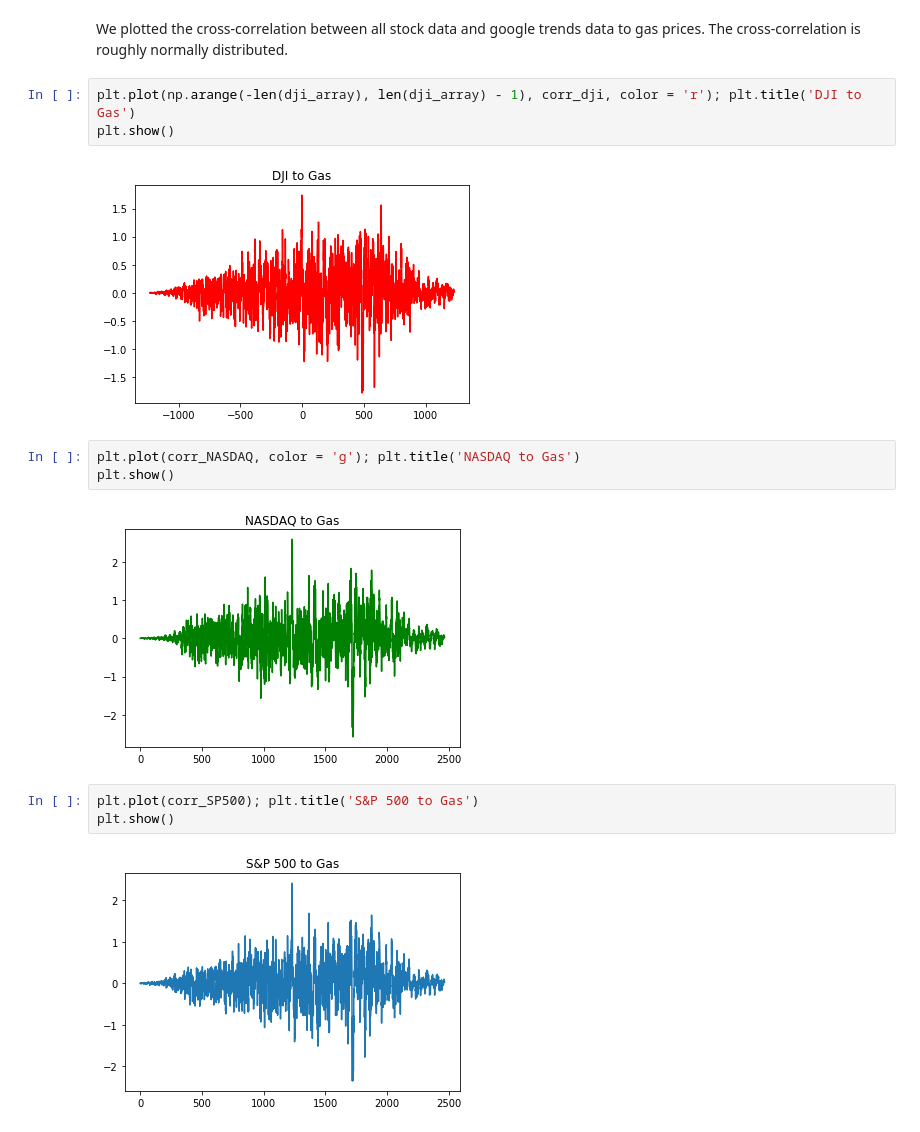
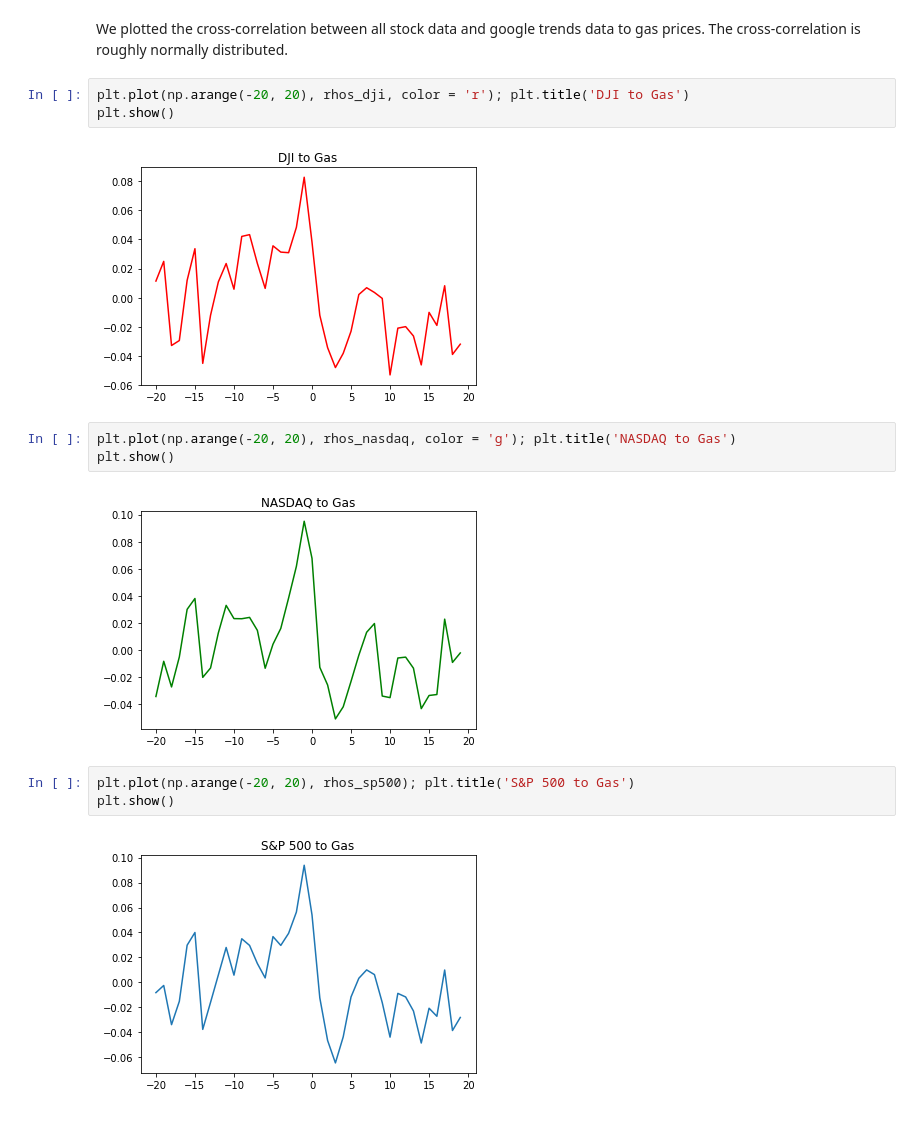
Before and after one commit to Allen-Z-4230/FutureGas, a Jupyter notebook: future_gas_folder/Correlations.ipynb, the cells around one changed output. Cells and saved outputs as stored; diff of their text form.

Commit message:
these are graphs

```diff
--- a/future_gas_folder/Correlations.ipynb
+++ b/future_gas_folder/Correlations.ipynb
@@ -193,20 +233,20 @@ corr_trends = sp.signal.correlate(trends_array, gas_array)
 # %% [markdown]
 We plotted the cross-correlation between all stock data and google trends data to gas prices. The cross-correlation is roughly normally distributed.
 # %%
-plt.plot(np.arange(-len(dji_array), len(dji_array) - 1), corr_dji, color = 'r'); plt.title('DJI to Gas')
+plt.plot(np.arange(-20, 20), rhos_dji, color = 'r'); plt.title('DJI to Gas')
 plt.show()
 # %% [output]
-[figure, old version]
+[figure, new version]
 # %%
-plt.plot(corr_NASDAQ, color = 'g'); plt.title('NASDAQ to Gas')
+plt.plot(np.arange(-20, 20), rhos_nasdaq, color = 'g'); plt.title('NASDAQ to Gas')
 plt.show()
 # %% [output]
-[figure, old version]
+[figure, new version]
 # %%
-plt.plot(corr_SP500); plt.title('S&P 500 to Gas')
+plt.plot(np.arange(-20, 20), rhos_sp500); plt.title('S&P 500 to Gas')
 plt.show()
 # %% [output]
-[figure, old version]
+[figure, new version]
 # %%
 plt.plot(corr_trends, color = 'purple'); plt.title('Google Trends to Gas')
 plt.show()
```
Also changed, not shown: parts of 6 cells of this notebook.
